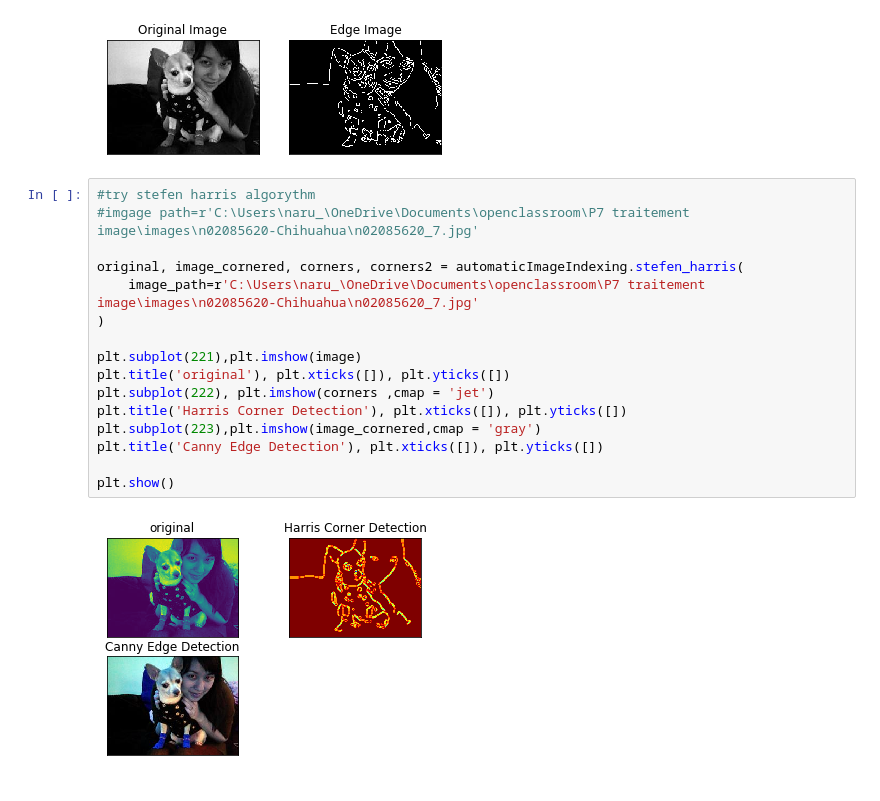
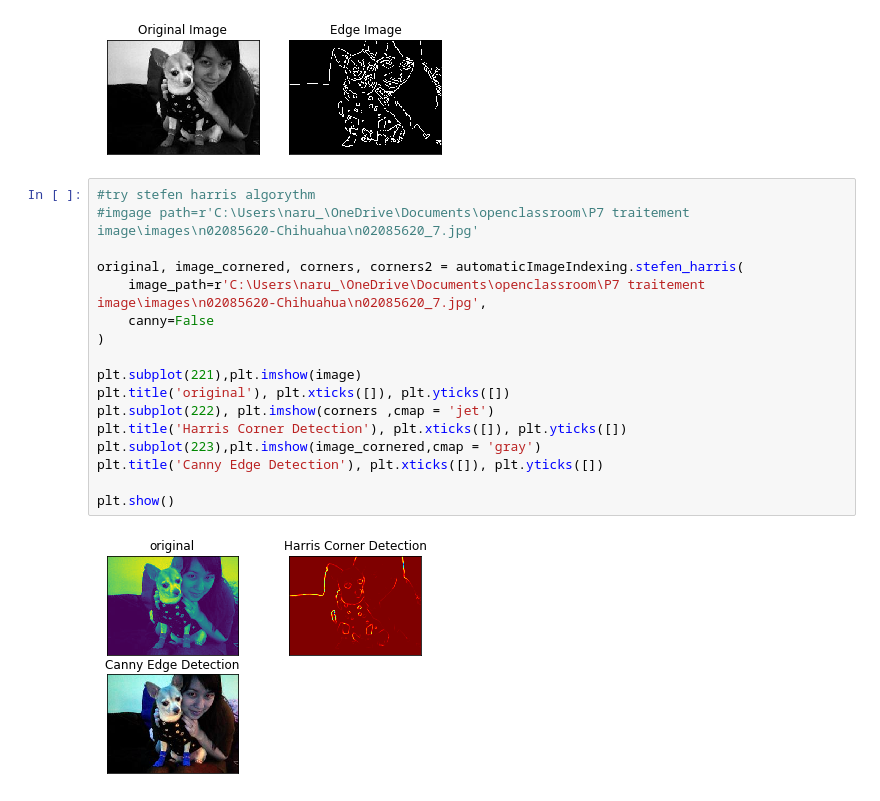
Before and after one commit to EricJacquesPro/AutomaticImageIndexing, a Jupyter notebook: WorkingNotebook.ipynb, the cells around one changed output. Cells and saved outputs as stored; diff of their text form.

```diff
--- a/WorkingNotebook.ipynb
+++ b/WorkingNotebook.ipynb
@@ -59,18 +61,19 @@ plt.show()
 # %%
 #try stefen harris algorythm
 #imgage path=r'C:\Users\naru_\OneDrive\Documents\openclassroom\P7 traitement image\images\n02085620-Chihuahua\n02085620_7.jpg'
 
 original, image_cornered, corners, corners2 = automaticImageIndexing.stefen_harris(
-    image_path=r'C:\Users\naru_\OneDrive\Documents\openclassroom\P7 traitement image\images\n02085620-Chihuahua\n02085620_7.jpg'
+    image_path=r'C:\Users\naru_\OneDrive\Documents\openclassroom\P7 traitement image\images\n02085620-Chihuahua\n02085620_7.jpg',
+    canny=False
 )
 
 plt.subplot(221),plt.imshow(image)
 plt.title('original'), plt.xticks([]), plt.yticks([])
 plt.subplot(222), plt.imshow(corners ,cmap = 'jet')
 plt.title('Harris Corner Detection'), plt.xticks([]), plt.yticks([])
 plt.subplot(223),plt.imshow(image_cornered,cmap = 'gray')
 plt.title('Canny Edge Detection'), plt.xticks([]), plt.yticks([])
 
 plt.show()
 # %% [output]
-[figure, old version]
+[figure, new version]
```
Also changed, not shown: parts of 29 cells of this notebook, 1 other file.
